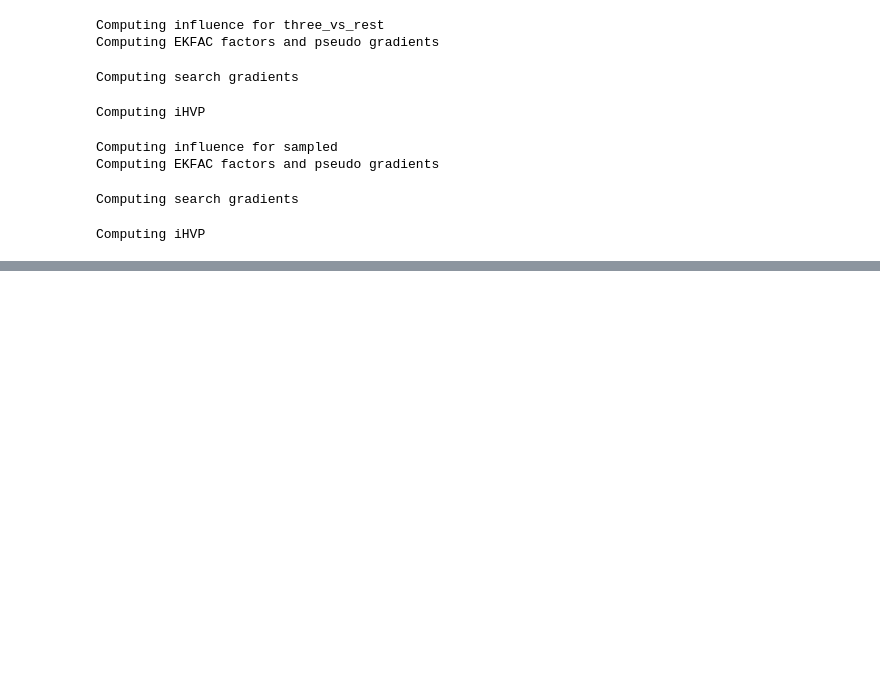
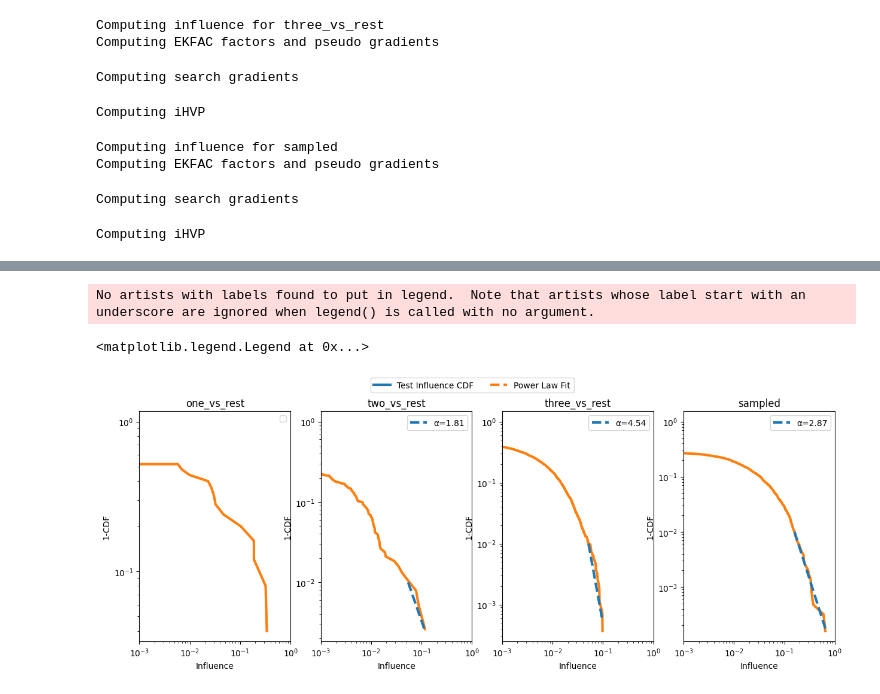
Before and after one commit to Zasder3/bio-if, a Jupyter notebook: private/sampled_gb1_aa_all_splits.ipynb, the cells around one changed output, grey strips where cells are left out. Drawn from its saved outputs; the diff is of its cells as text; code cells hidden in the pictures; blank space fills up the shorter version.

```diff
--- a/private/sampled_gb1_aa_all_splits.ipynb
+++ b/private/sampled_gb1_aa_all_splits.ipynb
@@ -275,6 +291,7 @@ def get_test_influence(train_dataset, test_dataset, model):
         DEVICE,
         torch.nn.functional.mse_loss, aggregate_query_grads=True
     )
+    return influences
 # %%
 influences = {}
 for task in tasks:
@@ -315,17 +386,18 @@ import numpy as np
 # %%
-# sort influences and take top 1 percent
-influences_sorted = torch.sort(influences).values.numpy(force=True)
-n = len(influences_sorted)
-top_1_percent = influences_sorted[int(n * 0.99):]
-n_top_1 = len(top_1_percent)
-# cdf: y = 1 - (x / x_min) ** -alpha
-# 1-y = (x / x_min) ** -alpha
-# log(1-y) = -alpha * log(x / x_min)
-# fit a power law to the top 1 percent
-# fit ridge regression to the above equation
-log_y = np.log(1-np.linspace(0.99, 1, n_top_1, endpoint=False))
-log_y_mean = log_y.mean()
-log_x = np.log(top_1_percent) - np.log(top_1_percent.min())
-log_x_mean = log_x.mean()
-alpha = -np.sum((log_x - log_x_mean) * (log_y - log_y_mean)) / np.sum((log_x - log_x_mean) ** 2)
-print(f'alpha: {alpha}')
+def compute_alpha(influences):
+    # sort influences and take top 1 percent
+    influences_sorted = torch.sort(influences).values.numpy(force=True)
+    n = len(influences_sorted)
+    top_1_percent = influences_sorted[int(n * 0.99):]
+    n_top_1 = len(top_1_percent)
+    # cdf: y = 1 - (x / x_min) ** -alpha
+    # 1-y = (x / x_min) ** -alpha
+    # log(1-y) = -alpha * log(x / x_min)
+    # fit a power law to the top 1 percent
+    # fit ridge regression to the above equation
+    log_y = np.log(1-np.linspace(0.99, 1, n_top_1, endpoint=False))
+    log_y_mean = log_y.mean()
+    log_x = np.log(top_1_percent) - np.log(top_1_percent.min())
+    log_x_mean = log_x.mean()
+    alpha = -np.sum((log_x - log_x_mean) * (log_y - log_y_mean)) / np.sum((log_x - log_x_mean) ** 2)
+    return alpha
@@ -357,0 +427,14 @@ plt.legend()
+# %%
+# plot the complementary CDF of the influences in a log-log plot for each of the tasks
+fig, axs = plt.subplots(1, 4, figsize=(15, 5))
+for i, task in enumerate(tasks):
+    plot_comp_cdf(influences[task], axs[i])
+    axs[i].set_title(task)
+# add a legend to the whole plot
+custom_lines = [Line2D([0], [0], color='C0', lw=3),
+                Line2D([0], [0], color='C1', lw=3, linestyle='--')]
+fig.legend(custom_lines, ['Test Influence CDF', 'Power Law Fit'], loc='upper center', ncol=2)
+# %% [output]
+No artists with labels found to put in legend.  Note that artists whose label start with an underscore are ignored when legend() is called with no argument.
+<matplotlib.legend.Legend at 0x...>
+[figure, added]
```
Also changed, not shown: parts of 14 cells of this notebook, 8 other files.
